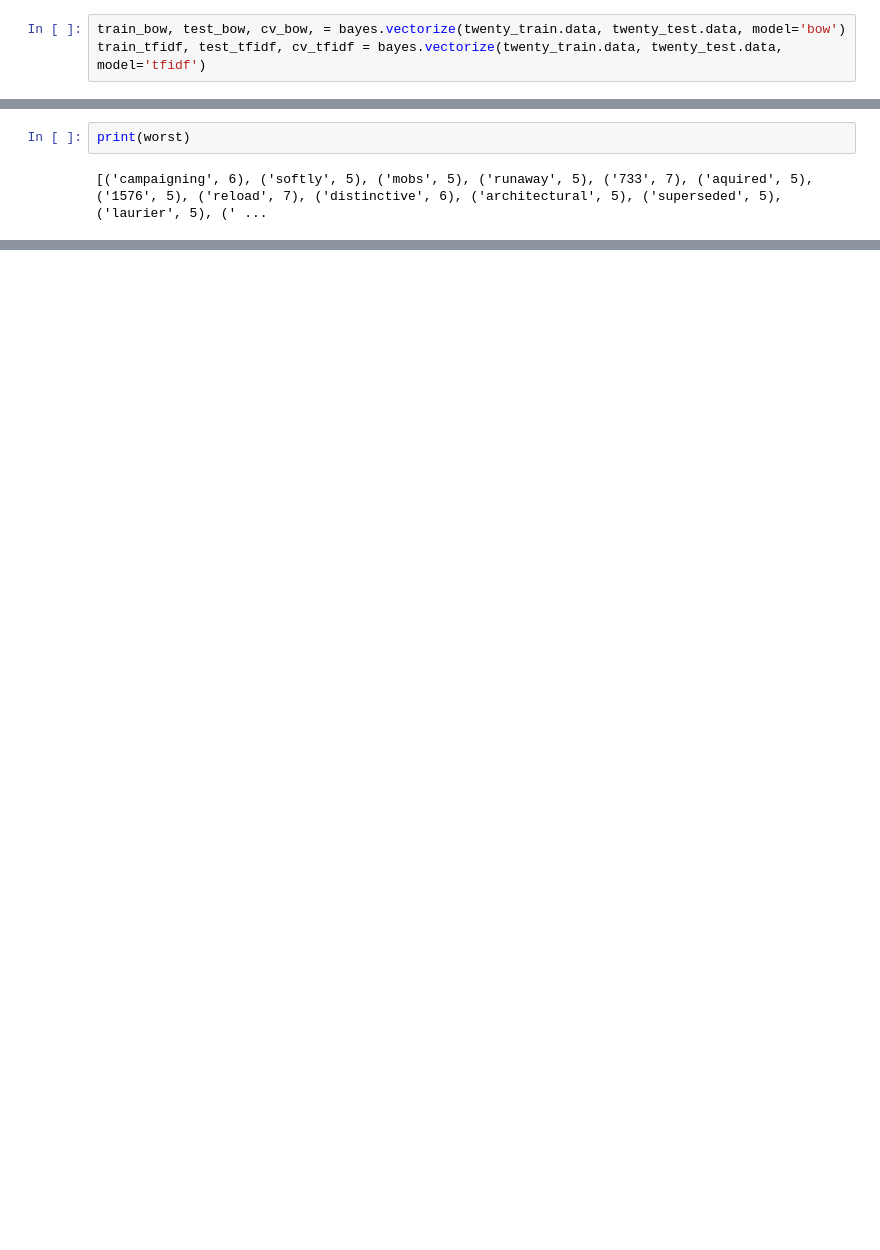
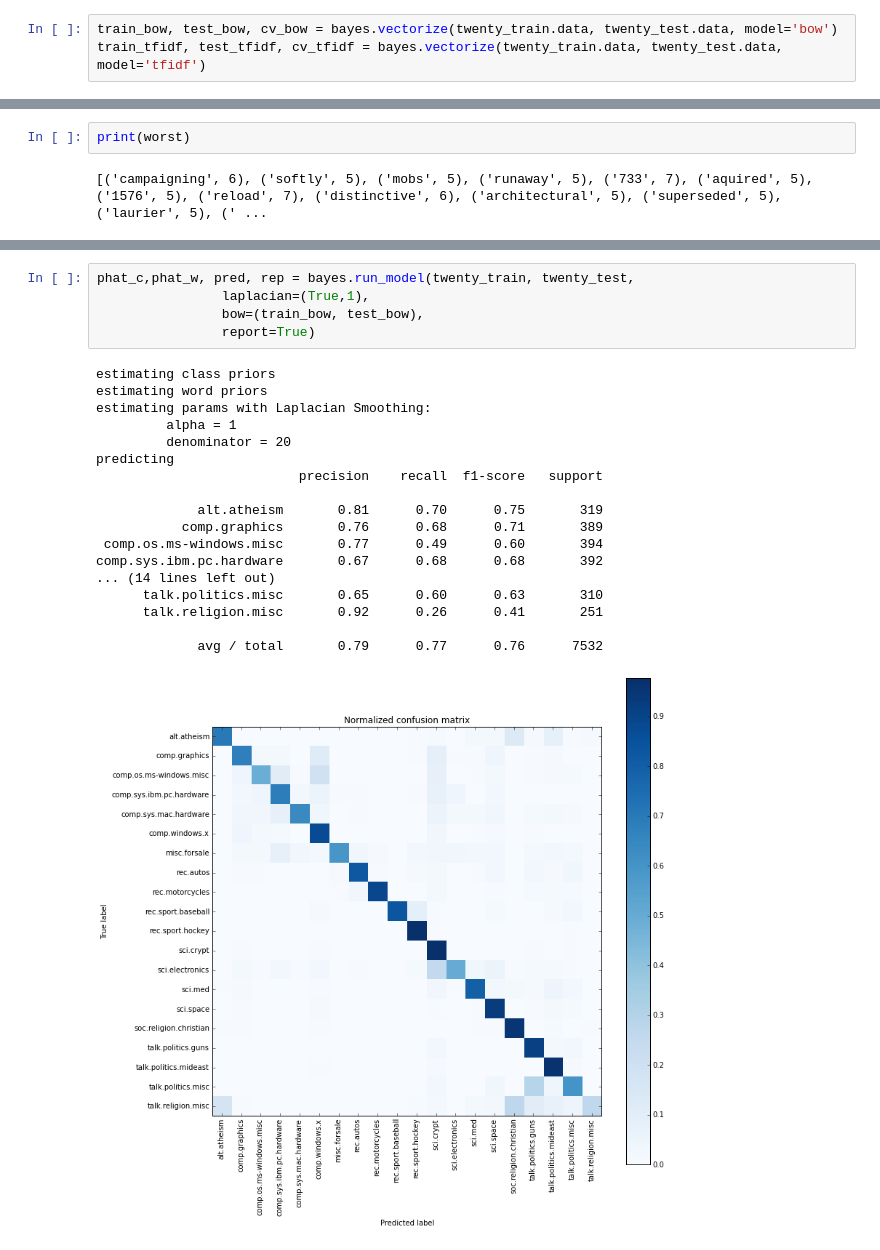
Before and after one commit to binaryaaron/naive_bayes, a Jupyter notebook: src/Report.ipynb, the cells around one changed output, grey strips where cells are left out. Drawn from its saved outputs; the diff is of its cells as text; blank space fills up the shorter version.

Commit message:
final report

```diff
--- a/src/Report.ipynb
+++ b/src/Report.ipynb
@@ -55,7 +55,7 @@ NNTP-Posting-Host: garnet.berkeley.edu
 # %% [markdown]
 I then vectorize the data into both a bag-of-words model and a TFIDF model using scikits CountVectorizer() and TFiDFVectorizer().
 # %%
-train_bow, test_bow, cv_bow, = bayes.vectorize(twenty_train.data, twenty_test.data, model='bow')
+train_bow, test_bow, cv_bow = bayes.vectorize(twenty_train.data, twenty_test.data, model='bow')
 train_tfidf, test_tfidf, cv_tfidf = bayes.vectorize(twenty_train.data, twenty_test.data, model='tfidf')
 # %% [output]
 fitting training bow vector model
@@ -216,0 +195,24 @@ talk.religion.misc: christian, com, people, jesus, god,
+# %%
+phat_c,phat_w, pred, rep = bayes.run_model(twenty_train, twenty_test,
+                laplacian=(True,1),
+                bow=(train_bow, test_bow),
+                report=True)
+# %% [output]
+estimating class priors
+estimating word priors
+estimating params with Laplacian Smoothing:
+         alpha = 1
+         denominator = 20
+predicting
+                          precision    recall  f1-score   support
+
+             alt.atheism       0.81      0.70      0.75       319
+           comp.graphics       0.76      0.68      0.71       389
+ comp.os.ms-windows.misc       0.77      0.49      0.60       394
+comp.sys.ibm.pc.hardware       0.67      0.68      0.68       392
+... (14 lines left out)
+      talk.politics.misc       0.65      0.60      0.63       310
+      talk.religion.misc       0.92      0.26      0.41       251
+
+             avg / total       0.79      0.77      0.76      7532
+[figure, added]
```
Also changed, not shown: parts of 8 cells of this notebook.
